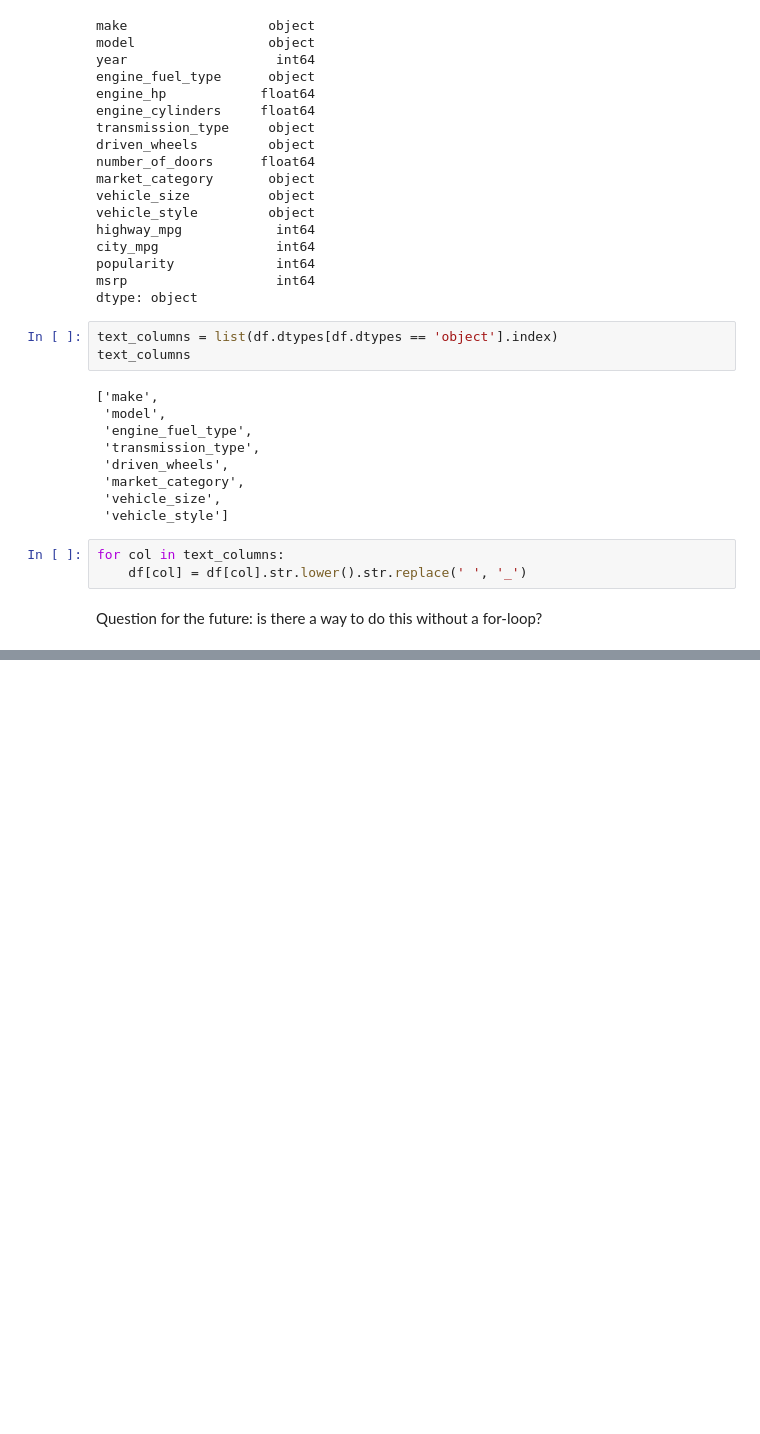
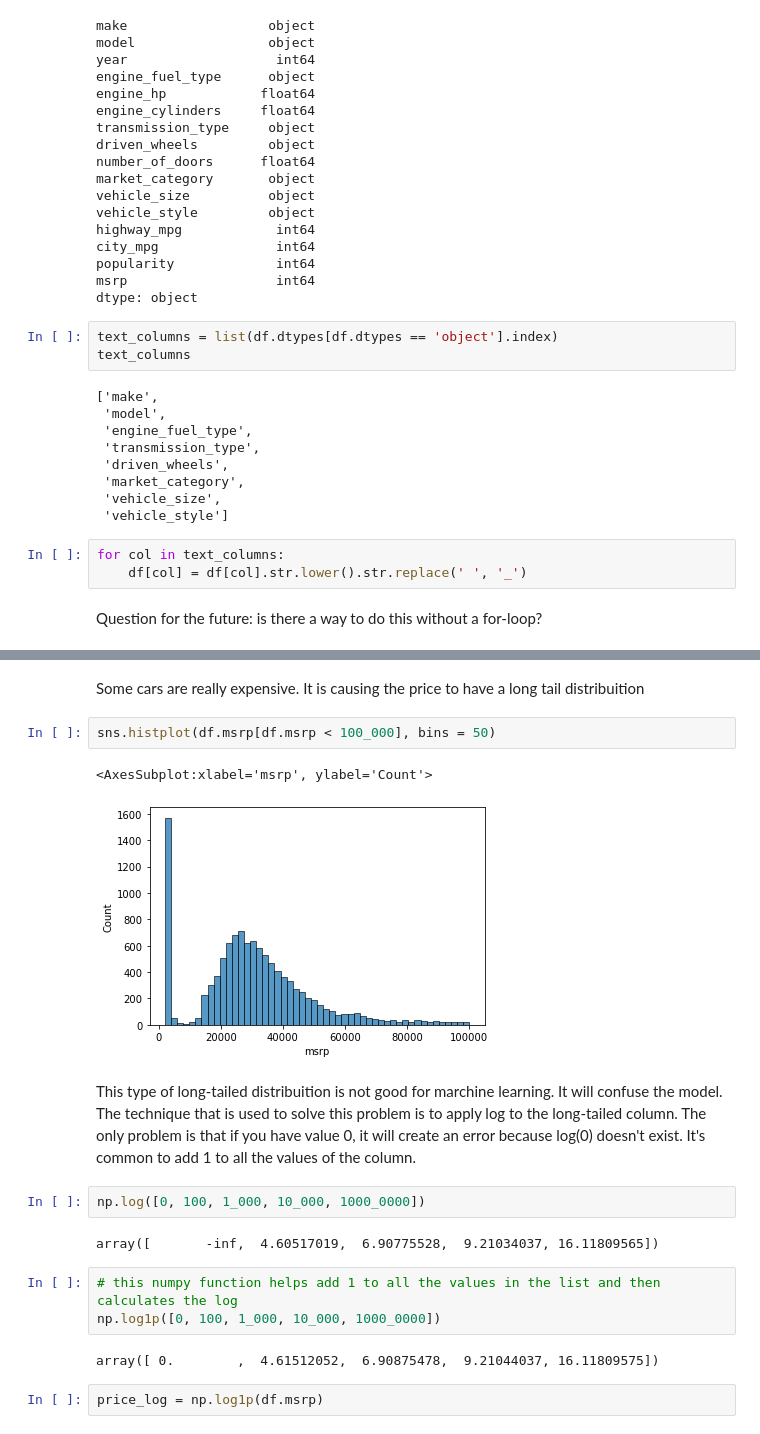
Before and after one commit to sofi-gt/mlzoomcamp, a Jupyter notebook: week_02/regression.ipynb, the cells around one changed output, grey strips where cells are left out. Saved outputs shown, nothing was run; the diff lists cells and outputs as text; blank space fills up the shorter version.

```diff
--- a/week_02/regression.ipynb
+++ b/week_02/regression.ipynb
@@ -90,0 +149,22 @@ df.head()
+# %% [markdown]
+Some cars are really expensive. It is causing the price to have a long tail distribuition
+# %%
+sns.histplot(df.msrp[df.msrp < 100_000], bins = 50)
+# %% [output]
+<AxesSubplot:xlabel='msrp', ylabel='Count'>
+[figure, added]
+# %% [markdown]
+This type of long-tailed distribuition is not good for marchine learning. It will confuse the model.
+The technique that is used to solve this problem is to apply log to the long-tailed column.
+The only problem is that if you have value 0, it will create an error because log(0) doesn't exist. It's common to add 1 to all the values of the column.
+# %%
+np.log([0, 100, 1_000, 10_000, 1000_0000])
+# %% [output]
+array([       -inf,  4.60517019,  6.90775528,  9.21034037, 16.11809565])
+# %%
+# this numpy function helps add 1 to all the values in the list and then calculates the log
+np.log1p([0, 100, 1_000, 10_000, 1000_0000])
+# %% [output]
+array([ 0.        ,  4.61512052,  6.90875478,  9.21044037, 16.11809575])
+# %%
+price_log = np.log1p(df.msrp)
```
Also changed, not shown: parts of 49 cells of this notebook.
